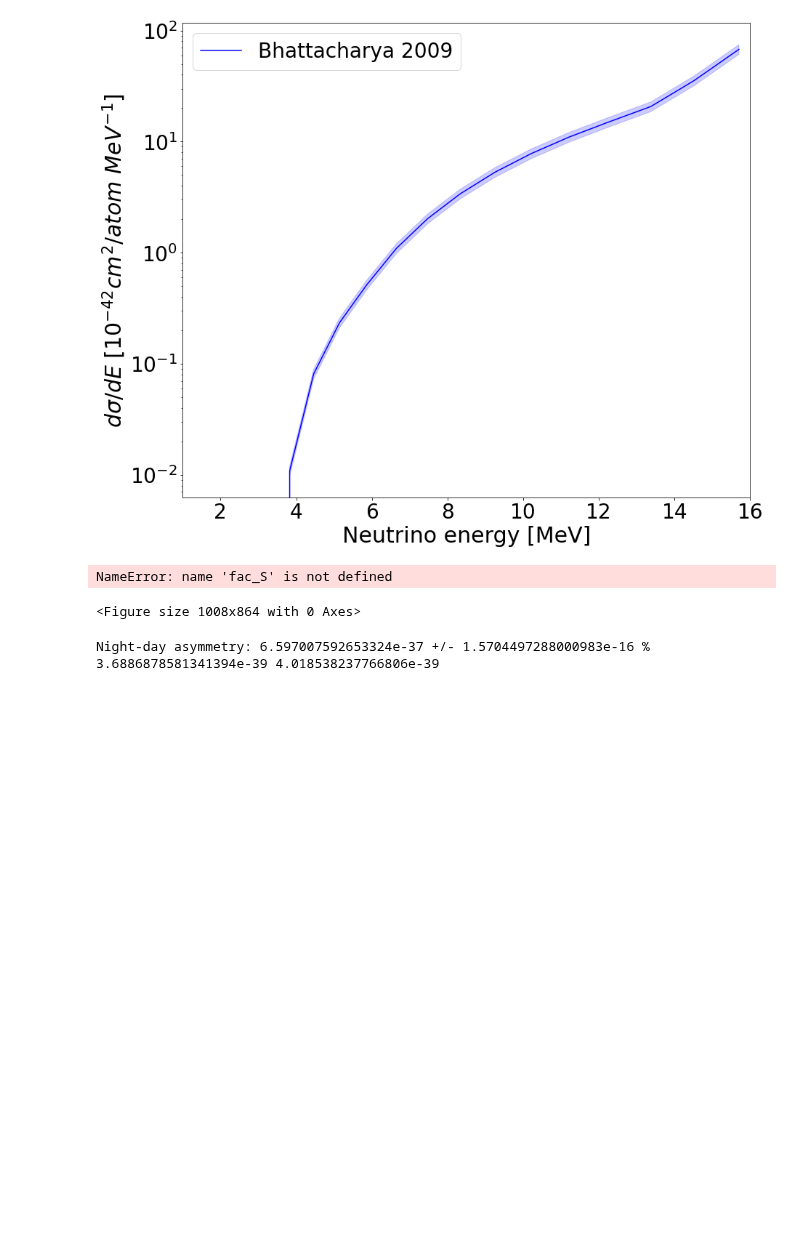
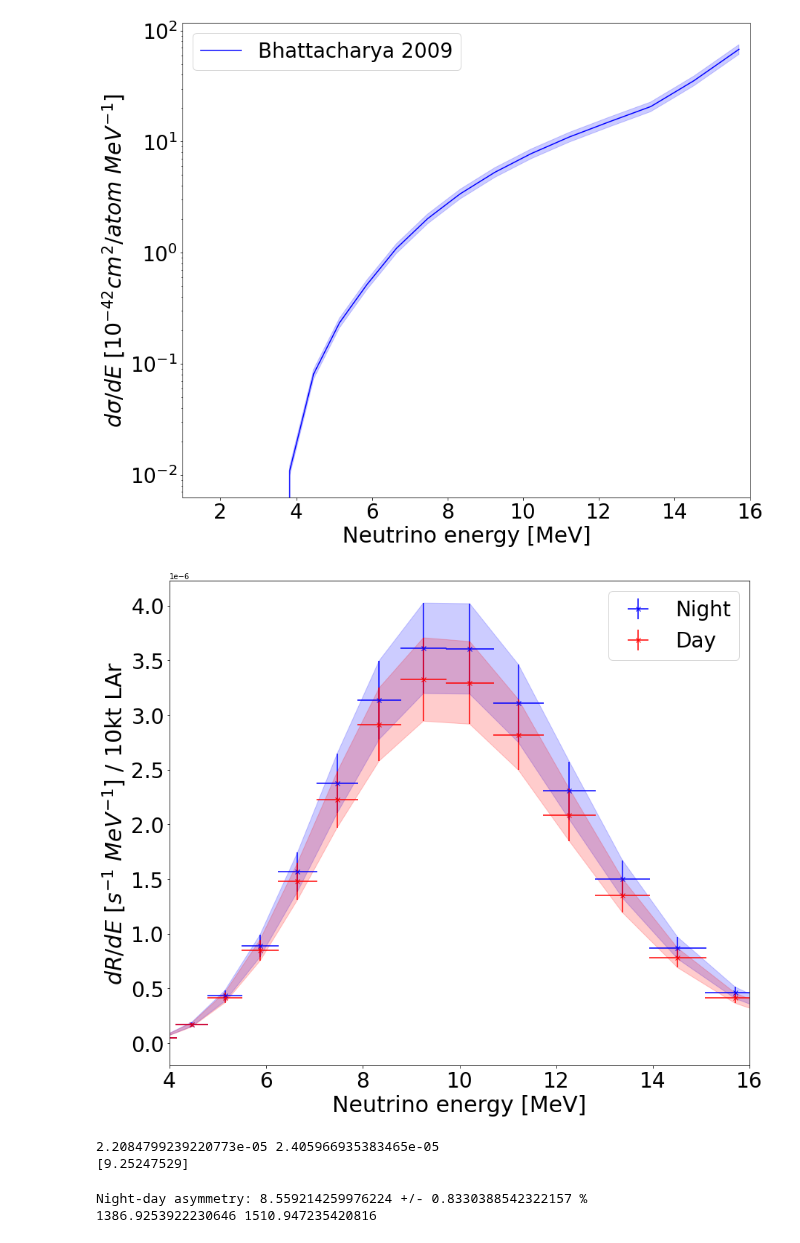
Before and after one commit to nlane314/soLAr-sens, a Jupyter notebook: notebooks/sensfin.ipynb, the cells around one changed output. Cells and saved outputs as stored; diff of their text form; code cells hidden in the pictures; blank space fills up the shorter version.

```diff
--- a/notebooks/sensfin.ipynb
+++ b/notebooks/sensfin.ipynb
@@ -476,8 +476,7 @@ def R_errors(R, spect_perc, flux_perc, cross_perc):
     return np.sqrt(R_var)
 
 sigma = inEres
-
-fac_S =
+fac_S = np.sqrt(2*np.pi)*inEres
 
 intnight_E = np.array([])
 intday_E = np.array([])
@@ -504,35 +503,36 @@ for i in range(0, len(xdata)):
 #Errors
 Nerror = R_errors(intnight_E, spect_perc, flux_perc, cross_perc)
 Derror = R_errors(intday_E, spect_perc, flux_perc, cross_perc)
 
 plt.errorbar(xdata, intnight_E, xerr=uncer, linestyle='',yerr=Nerror, marker="x", color="blue", label='Night')
 plt.errorbar(xdata, intday_E, xerr=uncer, linestyle='',yerr=Derror, marker="x", color="red", label='Day')
 
 plt.fill_between(xdata, (intnight_E)+Nerror, (intnight_E)-Nerror, color='blue', alpha=0.2)
 plt.fill_between(xdata, (intday_E)+Derror, (intday_E)-Derror, color='red', alpha=0.2)
 
 plt.xlabel('Neutrino energy [MeV]',fontsize=30)
 plt.xticks(fontsize=28)
 
 plt.ylabel('$dR/dE$ [$s^{-1}\ MeV^{-1}$] / $10$kt LAr',fontsize=30)
 plt.yticks(fontsize=28)
 plt.legend(fontsize=28)
 
 plt.xlim(4,16)
 
 #plt.ylim(0, 1500)
 #plt.title("SNOwGLoBES", fontsize=20)
 
 plt.savefig('../figures/sensitiv.png', bbox_inches='tight')
 plt.show()
 
 rateday = np.sum(intday_E*bwidth)
 ratenight = np.sum(intnight_E*bwidth)
 print(rateday, ratenight)
 print(xdata[intnight_E == np.max(intnight_E)])
 # %% [output]
+[figure, added]
-NameError: name 'fac_S' is not defined
+2.2084799239220773e-05 2.405966935383465e-05
+[9.25247529]
-<Figure size 1008x864 with 0 Axes>
 # %%
 def asymerr(night, day, back):
 
@@ -562,5 +562,5 @@ asymfin, uncerfin, asymarray, uncerarray = asymerr(ratenight*expo, rateday*expo,
 print("Night-day asymmetry:", asymfin, "+/-", uncerfin, "%")
 print(rateday*expo/(4*5), ratenight*expo/(4*5))
 # %% [output]
-Night-day asymmetry: 6.597007592653324e-37 +/- 1.5704497288000983e-16 %
-3.6886878581341394e-39 4.018538237766806e-39
+Night-day asymmetry: 8.559214259976224 +/- 0.8330388542322157 %
+1386.9253922230646 1510.947235420816
```
